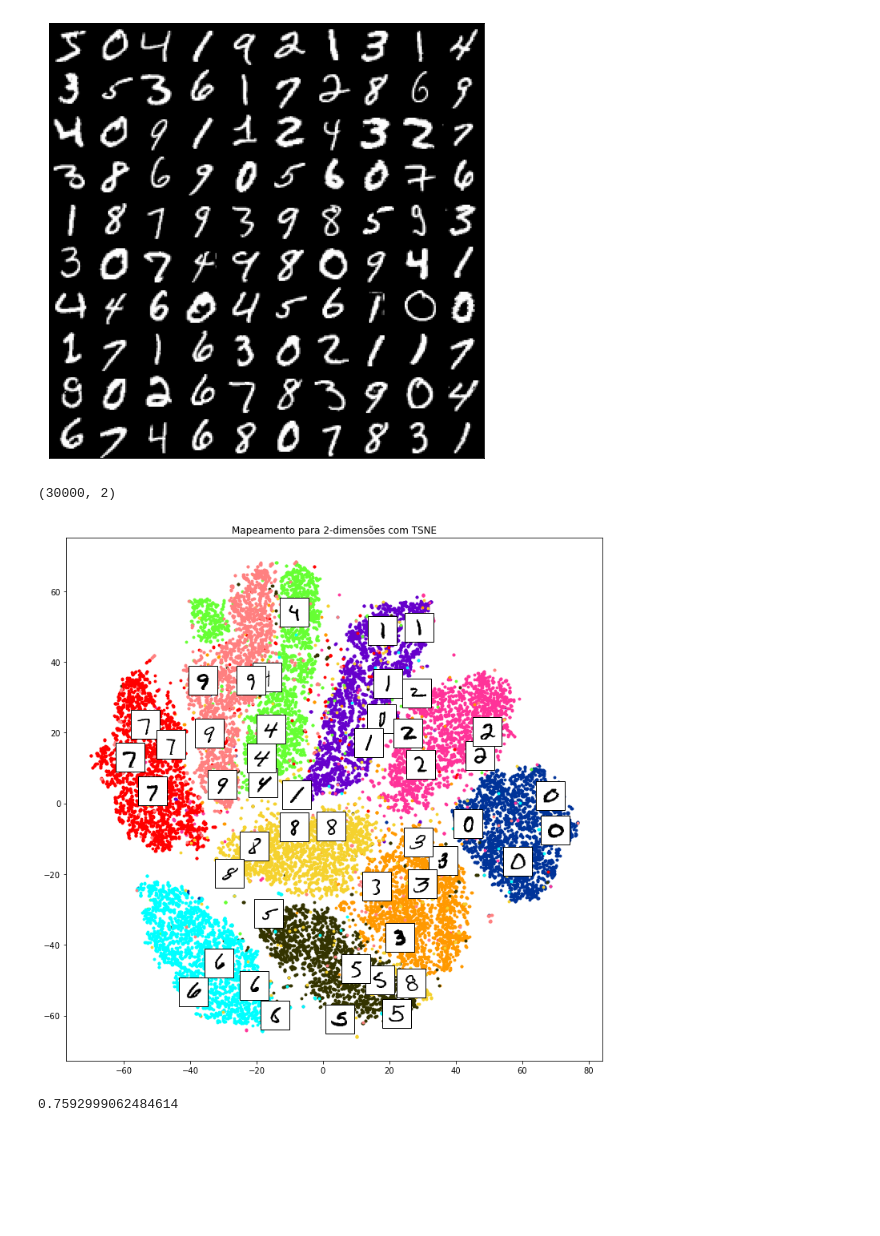
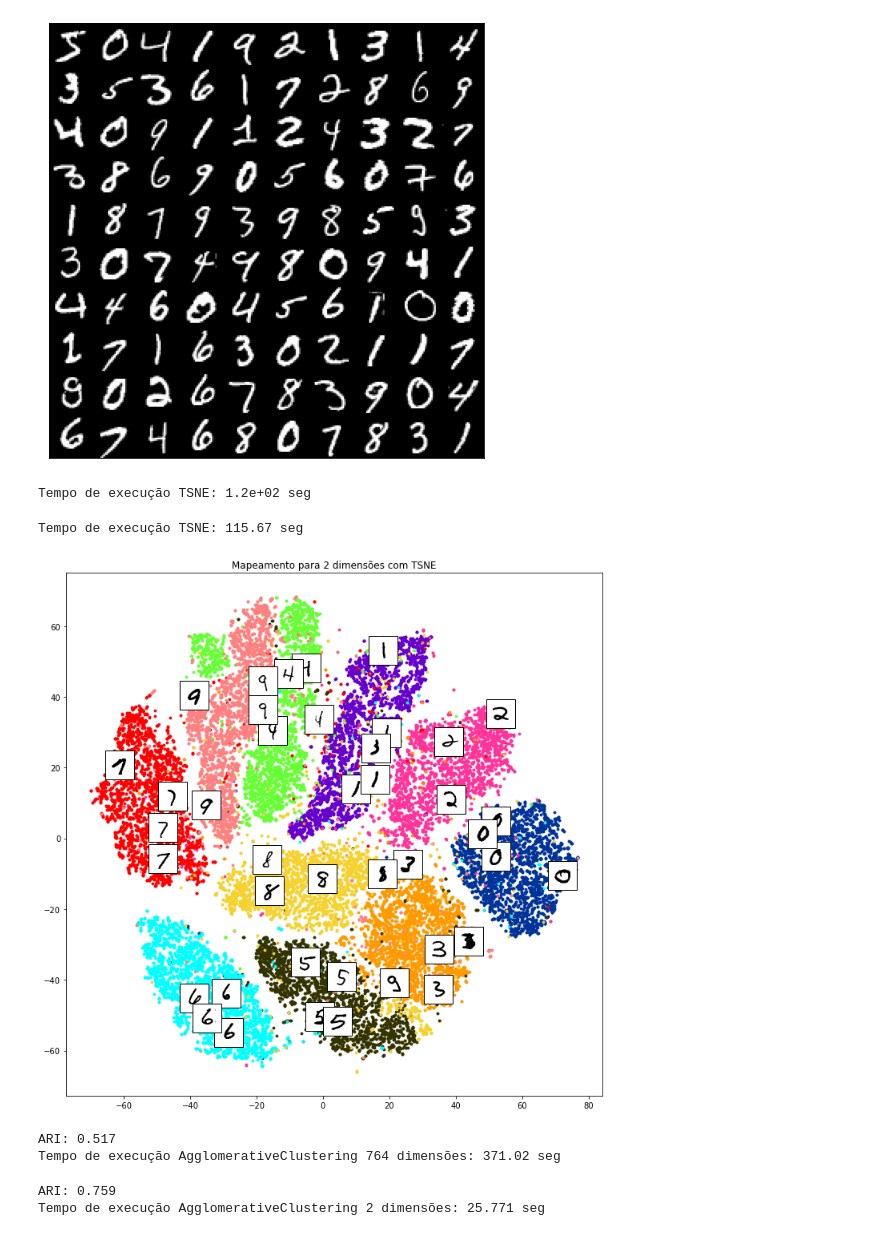
Before and after one commit to MarcoGrivol/aprendizado-maquina1, a Jupyter notebook: Trabalho 2/Unsupervised_MNIST.ipynb, the cells around one changed output. Saved outputs shown, nothing was run; the diff lists cells and outputs as text; code cells hidden in the pictures; blank space fills up the shorter version.

```diff
--- a/Trabalho 2/Unsupervised_MNIST.ipynb
+++ b/Trabalho 2/Unsupervised_MNIST.ipynb
@@ -60,40 +61,65 @@ X, Y = df.iloc[:, 1:].to_numpy(), df.iloc[:, :1].to_numpy().transpose()[0]
 # X = X / 255.
 # %%
 idx = 30000
-X_embedding = TSNE(n_components=2, random_state=42).fit_transform(X[:idx])
-X_embedding.shape
+t0 = time()
+X_embedding = TSNE(n_components=2, random_state=42, n_jobs=4).fit_transform(X[:idx])
+t1 = time()
+tempo_tsne = t1 - t0
 # %% [output]
-(30000, 2)
+Tempo de execução TSNE: 1.2e+02 seg
+# %%
+print(f'Tempo de execução TSNE: {tempo_tsne:.5g} seg')
+# %% [output]
+Tempo de execução TSNE: 115.67 seg
 # %%
 colors = ['#003399', '#6600cc', '#ff3399', '#ff9900', '#66ff33', '#333300',
     '#00ffff', '#ff0000', '#f5d22e', '#ff8080'
 ]
 col_dict = {}
 for i in range(10):
     col_dict[i] = colors[i]
 
 # plot adaptado de https://scikit-learn.org/stable/auto_examples/manifold/plot_lle_digits.html#sphx-glr-auto-examples-manifold-plot-lle-digits-py
 fig, axs = plt.subplots(figsize=(12, 12))
 shown_images = np.array([[1.0, 1.0]])
 for group in range(10):
     ix = np.where(Y[:idx] == group)[0]
     axs.scatter(X_embedding[ix, 0], X_embedding[ix, 1], s=8, c=colors[group], label=group)
     for k in np.random.choice(ix, 5, replace=False):
         dist = np.sum((X_embedding[k] - shown_images) ** 2, 1)
         if np.min(dist) < 25:
             continue
         shown_images = np.concatenate([shown_images, [X_embedding[k]]], axis=0)
         imagebox = offsetbox.AnnotationBbox(
             offsetbox.OffsetImage(X[k].reshape(28, 28), cmap=plt.cm.gray_r), X_embedding[k]
         )
         axs.add_artist(imagebox)
-plt.title('Mapeamento para 2-dimensões com TSNE')
+plt.title('Mapeamento para 2 dimensões com TSNE')
 plt.show()
 # %% [output]
-[figure, old version]
+[figure, new version]
-# %%
-pred = AgglomerativeClustering(n_clusters=10, compute_full_tree=True).fit_predict(X_embedding)
-adjusted_rand_score(pred, Y[:idx])
-# %% [output]
-0.7592999062484614
+# %%
+# sem redução de dimensionalidade
+t0 = time()
+pred_764 = AgglomerativeClustering(n_clusters=10, compute_full_tree=True).fit_predict(X[:idx, :])
+t1 = time()
+tempo_764 = t1 - t0
+ari_764 = adjusted_rand_score(pred_764, Y[:idx])
+print(f'ARI: {ari_764:.3f}')
+print(f'Tempo de execução AgglomerativeClustering 764 dimensões: {tempo_764:.5g} seg')
+# %% [output]
+ARI: 0.517
+Tempo de execução AgglomerativeClustering 764 dimensões: 371.02 seg
+# %%
+# com redução de dimensionalidade
+t0 = time()
+pred_2 = AgglomerativeClustering(n_clusters=10, compute_full_tree=True).fit_predict(X_embedding)
+t1 = time()
+tempo_2 = t1 - t0
+ari_2 = adjusted_rand_score(pred_2, Y[:idx])
+print(f'ARI: {ari_2:.3f}')
+print(f'Tempo de execução AgglomerativeClustering 2 dimensões: {tempo_2:.5g} seg')
+# %% [output]
+ARI: 0.759
+Tempo de execução AgglomerativeClustering 2 dimensões: 25.771 seg
 # %%
```
Also changed, not shown: parts of 2 cells of this notebook.
